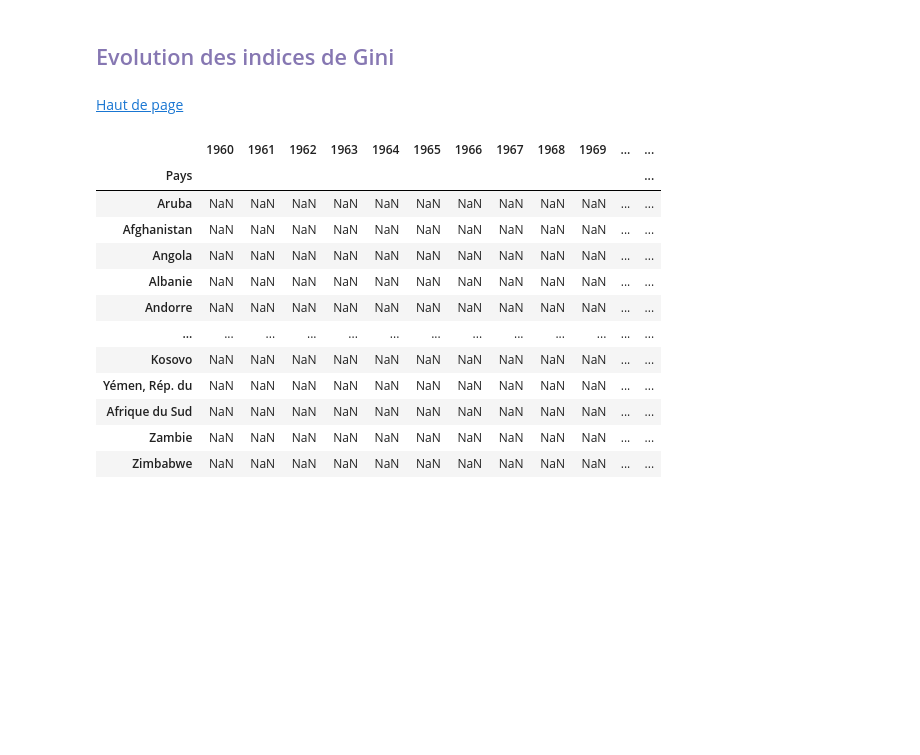
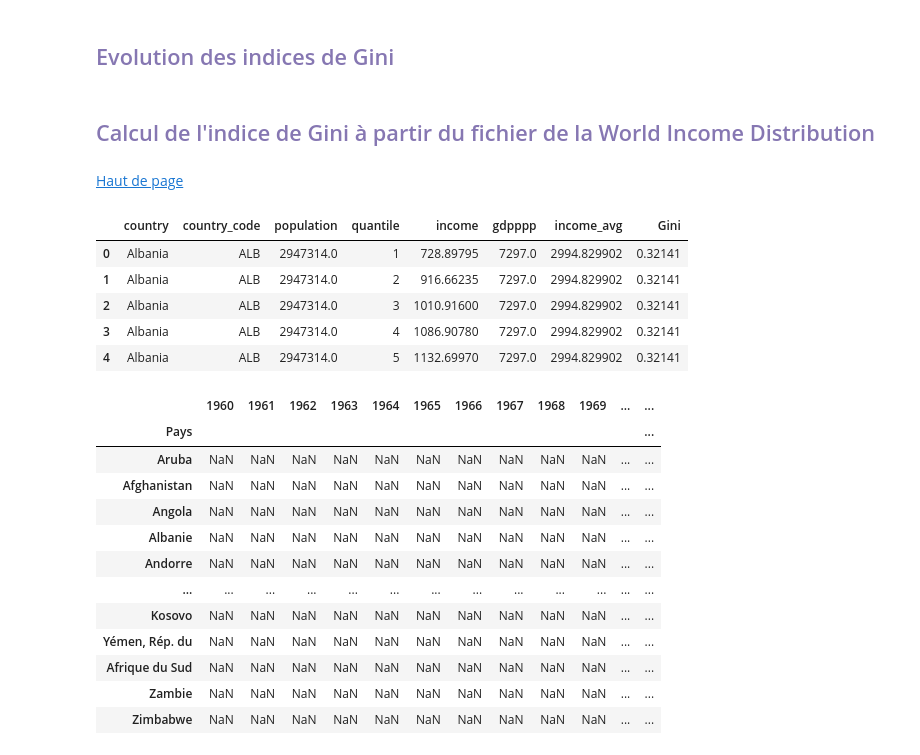
Before and after one commit to ROWAIDAK/P7-Effectuez-une-pr-diction-de-revenus, a Jupyter notebook: P7_2_Code_Rowaida.ipynb, the cells around one changed output. Cells and saved outputs as stored; diff of their text form; code cells hidden in the pictures; blank space fills up the shorter version.

```diff
--- a/P7_2_Code_Rowaida.ipynb
+++ b/P7_2_Code_Rowaida.ipynb
@@ -442,8 +426,33 @@ plt.show()
 # %% [markdown]
 <a id='evol'></a>
 <h2 style='color:#8677b2'>Evolution des indices de Gini</h2>
-# %% [markdown]
-[Haut de page](#sommaire)
+# %% [markdown]
+<a id='calcul'></a>
+<h2 style='color:#8677b2'>Calcul de l'indice de Gini à partir du fichier de la World Income Distribution</h2>
+# %% [markdown]
+[Haut de page](#sommaire)
+# %%
+# Liste des pays
+key = df['country'].drop_duplicates().values
+
+# Création colonne vide
+df['Gini'] = 0
+
+# Calcul de l'indice de Gini pour chaque pays et remplissage de la colonne Gini
+for i in key:
+    income1 = df.loc[df['country'] == i].income.values
+    lorenz = np.cumsum(np.sort(income1)) / income1.sum()
+    lorenz = np.append([0], lorenz)
+    df.loc[df['country'] == i, 'Gini'] = 2 * (0.5 - (lorenz[:-1].sum() / len(lorenz)))
+
+df.head()
+# %% [output]
+|  | country | country_code | population | quantile | income | gdpppp | income_avg | Gini |
+| 0 | Albania | ALB | 2947314.0 | 1 | 728.89795 | 7297.0 | 2994.829902 | 0.32141 |
+| 1 | Albania | ALB | 2947314.0 | 2 | 916.66235 | 7297.0 | 2994.829902 | 0.32141 |
+| 2 | Albania | ALB | 2947314.0 | 3 | 1010.91600 | 7297.0 | 2994.829902 | 0.32141 |
+| 3 | Albania | ALB | 2947314.0 | 4 | 1086.90780 | 7297.0 | 2994.829902 | 0.32141 |
+| 4 | Albania | ALB | 2947314.0 | 5 | 1132.69970 | 7297.0 | 2994.829902 | 0.32141 |
 # %%
 
 # Chargement du fichier
```
Also changed, not shown: parts of 21 cells of this notebook.
